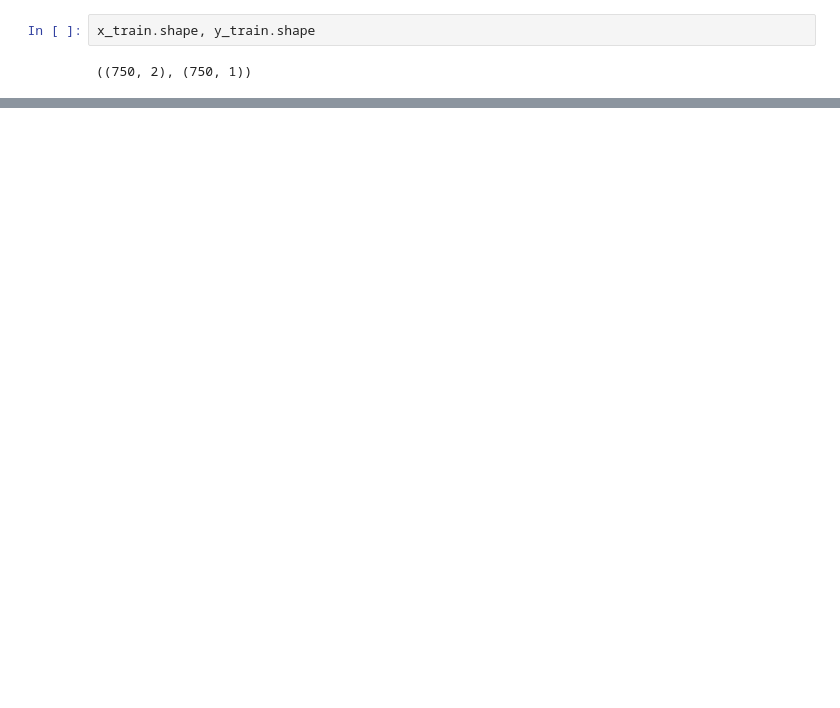
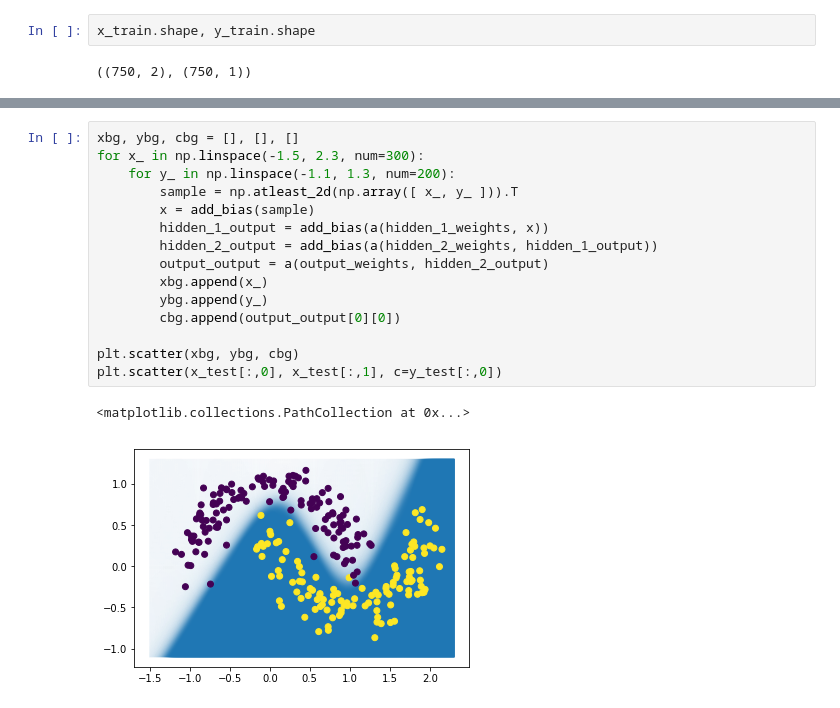
Before and after one commit to emilyhorsman/machine-learning, a Jupyter notebook: Neural Network.ipynb, the cells around one changed output, grey strips where cells are left out. Drawn from its saved outputs; the diff is of its cells as text; blank space fills up the shorter version.

```diff
--- a/Neural Network.ipynb
+++ b/Neural Network.ipynb
@@ -99,0 +111,18 @@ correct / len(x_test)
+# %%
+xbg, ybg, cbg = [], [], []
+for x_ in np.linspace(-1.5, 2.3, num=300):
+    for y_ in np.linspace(-1.1, 1.3, num=200):
+        sample = np.atleast_2d(np.array([ x_, y_ ])).T
+        x = add_bias(sample)
+        hidden_1_output = add_bias(a(hidden_1_weights, x))
+        hidden_2_output = add_bias(a(hidden_2_weights, hidden_1_output))
+        output_output = a(output_weights, hidden_2_output)
+        xbg.append(x_)
+        ybg.append(y_)
+        cbg.append(output_output[0][0])
+
+plt.scatter(xbg, ybg, cbg)
+plt.scatter(x_test[:,0], x_test[:,1], c=y_test[:,0])
+# %% [output]
+<matplotlib.collections.PathCollection at 0x...>
+[figure, added]
```
Also changed, not shown: parts of 2 cells of this notebook.
